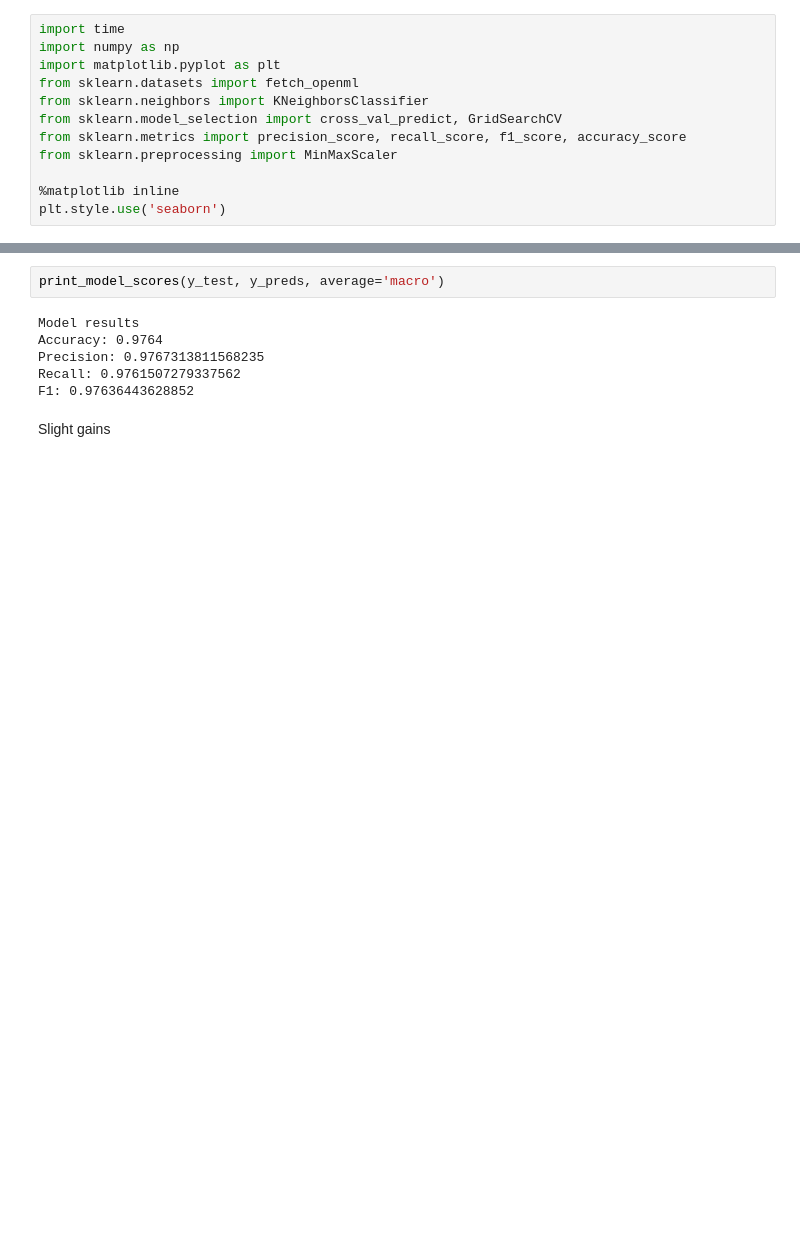
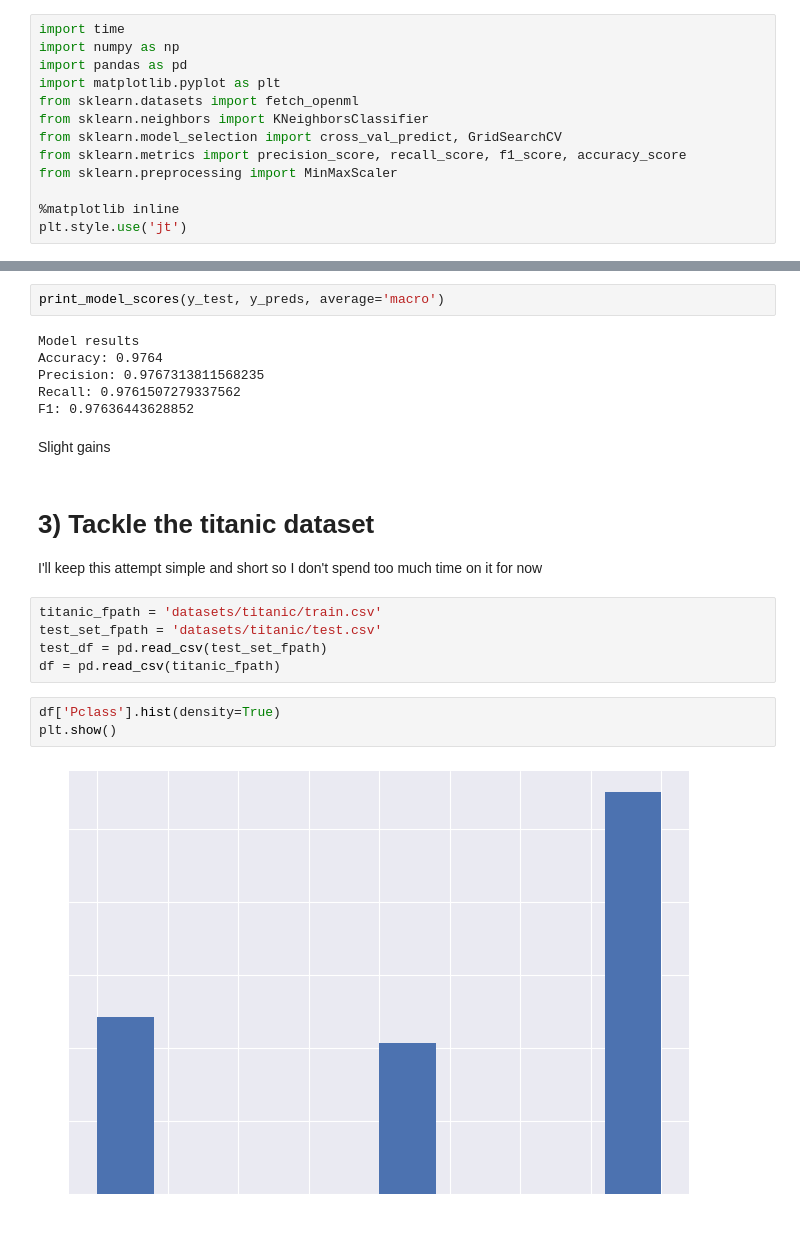
Before and after one commit to amaralcs/homl, a Jupyter notebook: 3_classification_exercises.ipynb, the cells around one changed output, grey strips where cells are left out. Drawn from its saved outputs; the diff is of its cells as text; blank space fills up the shorter version.

```diff
--- a/3_classification_exercises.ipynb
+++ b/3_classification_exercises.ipynb
@@ -1,6 +1,7 @@
 # %%
 import time
 import numpy as np
+import pandas as pd
 import matplotlib.pyplot as plt
 from sklearn.datasets import fetch_openml
 from sklearn.neighbors import KNeighborsClassifier
@@ -9,7 +10,7 @@ from sklearn.metrics import precision_score, recall_score, f1_score, accuracy_sc
 from sklearn.preprocessing import MinMaxScaler
 
 %matplotlib inline
-plt.style.use('seaborn')
+plt.style.use('jt')
 # %%
 # Use RELOAD=True mode to import pickles and avoid retraining models
 from joblib import dump, load
@@ -332,3 +333,16 @@ Recall: 0.9761507279337562
 F1: 0.97636443628852
 # %% [markdown]
 Slight gains
+# %% [markdown]
+# 3) Tackle the titanic dataset
+I'll keep this attempt simple and short so I don't spend too much time on it for now
+# %%
+titanic_fpath = 'datasets/titanic/train.csv'
+test_set_fpath = 'datasets/titanic/test.csv'
+test_df = pd.read_csv(test_set_fpath)
+df = pd.read_csv(titanic_fpath)
+# %%
+df['Pclass'].hist(density=True)
+plt.show()
+# %% [output]
+[figure, added]
```
Also changed, not shown: parts of 17 cells of this notebook.
